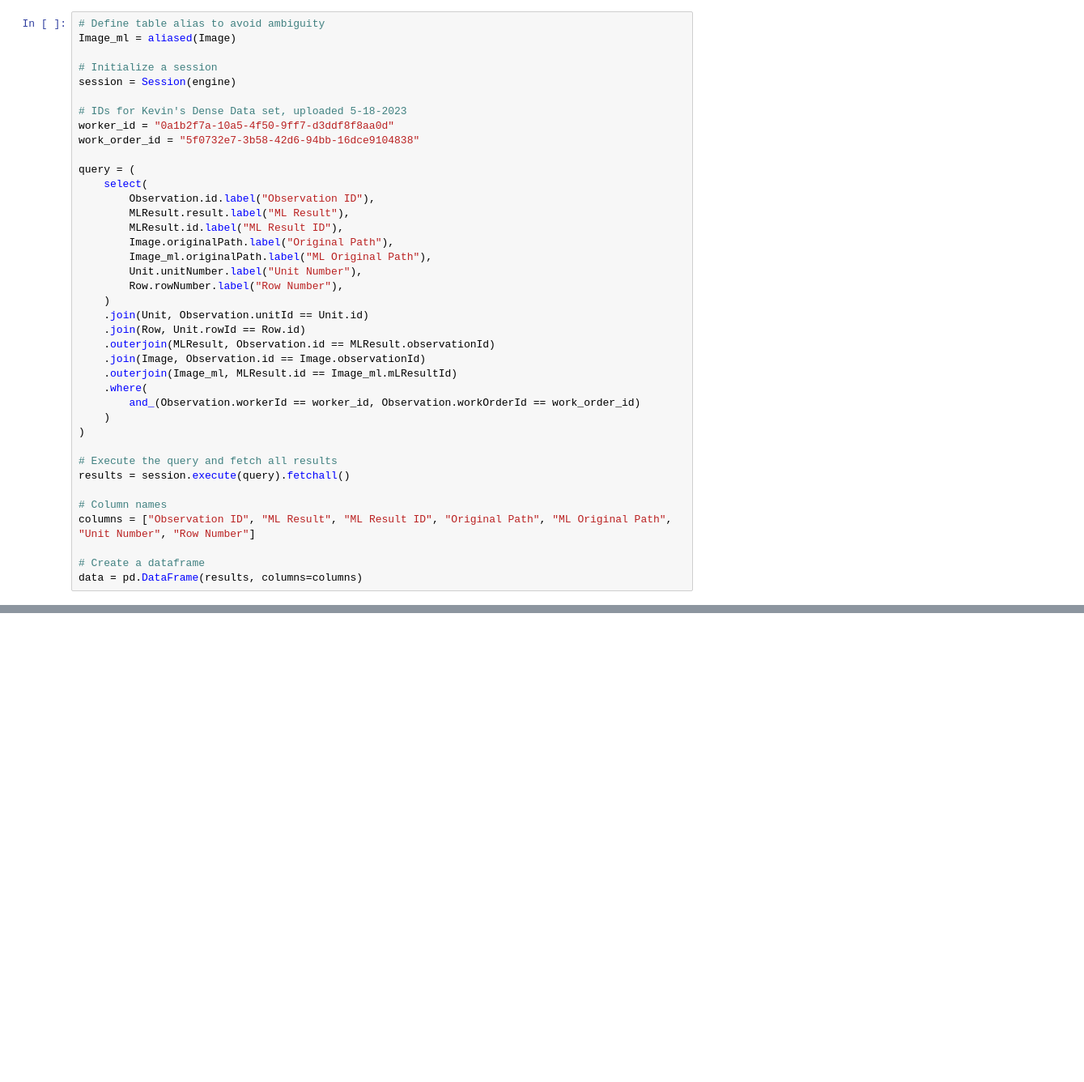
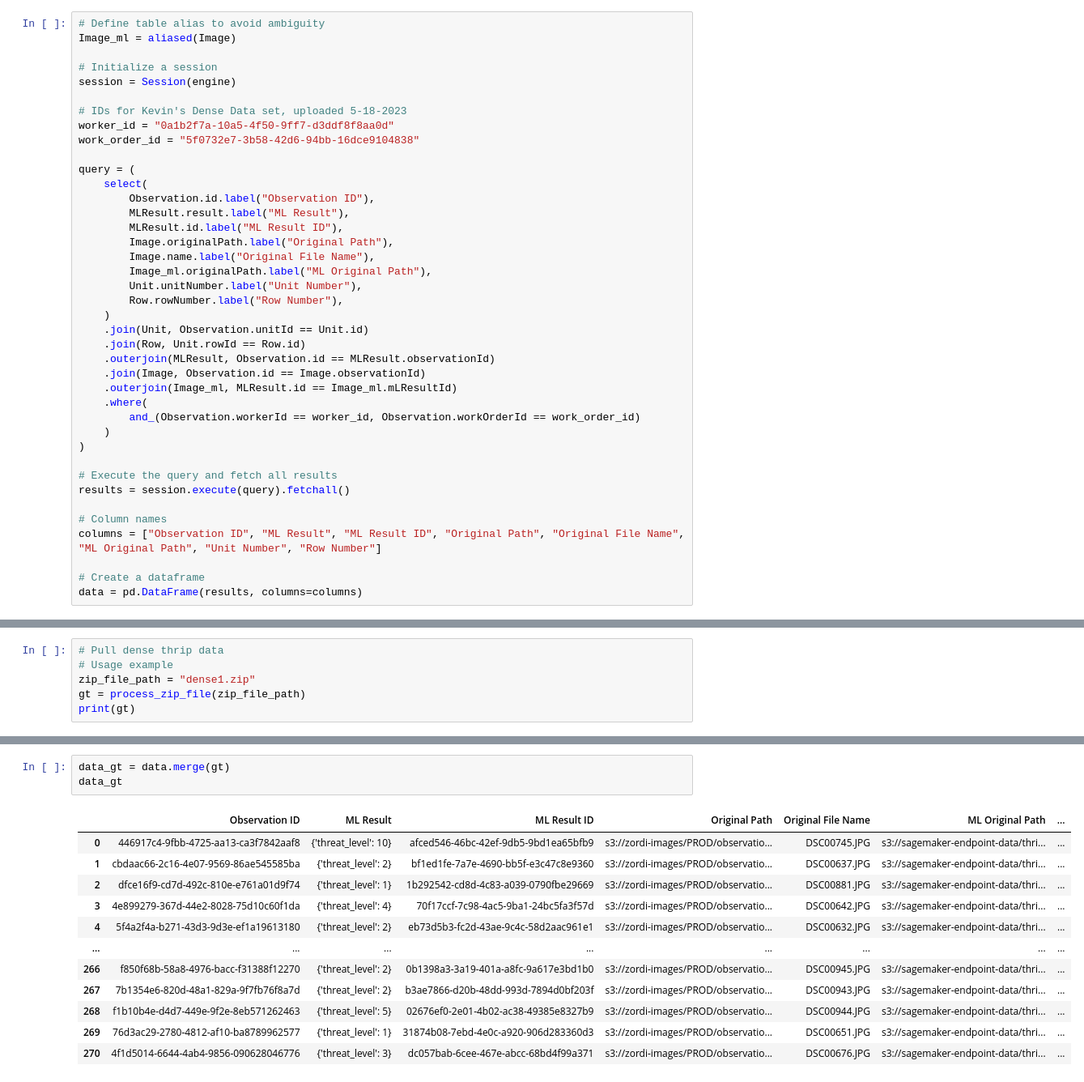
Before and after one commit to zordi-kevin/JupyterNotebooks, a Jupyter notebook: ThripsModelAnalysis/Thrips.ipynb, the cells around one changed output, grey strips where cells are left out. Shown at 81% size. Saved outputs shown, nothing was run; the diff lists cells and outputs as text; blank space fills up the shorter version.

```diff
--- a/ThripsModelAnalysis/Thrips.ipynb
+++ b/ThripsModelAnalysis/Thrips.ipynb
@@ -80,6 +80,7 @@ query = (
         MLResult.result.label("ML Result"),
         MLResult.id.label("ML Result ID"),
         Image.originalPath.label("Original Path"),
+        Image.name.label("Original File Name"),
         Image_ml.originalPath.label("ML Original Path"),
         Unit.unitNumber.label("Unit Number"),
         Row.rowNumber.label("Row Number"),
@@ -98,7 +99,7 @@ query = (
 results = session.execute(query).fetchall()
 
 # Column names
-columns = ["Observation ID", "ML Result", "ML Result ID", "Original Path", "ML Original Path", "Unit Number", "Row Number"]
+columns = ["Observation ID", "ML Result", "ML Result ID", "Original Path", "Original File Name", "ML Original Path", "Unit Number", "Row Number"]
 
 # Create a dataframe
 data = pd.DataFrame(results, columns=columns)
@@ -449,0 +509,6 @@ False Positive Count:
+# %%
+# Pull dense thrip data
+# Usage example
+zip_file_path = "dense1.zip"
+gt = process_zip_file(zip_file_path)
+print(gt)
@@ -449,0 +517,16 @@ False Positive Count:
+# %%
+data_gt = data.merge(gt)
+data_gt
+# %% [output]
+|  | Observation ID | ML Result | ML Result ID | Original Path | Original File Name | ML Original Path | ... |
+| 0 | 446917c4-9fbb-4725-aa13-ca3f7842aaf8 | {'threat_level': 10} | afced546-46bc-42ef-9db5-9bd1ea65bfb9 | s3://zordi-images/PROD/observatio... | DSC00745.JPG | s3://sagemaker-endpoint-data/thri... | ... |
+| 1 | cbdaac66-2c16-4e07-9569-86ae545585ba | {'threat_level': 2} | bf1ed1fe-7a7e-4690-bb5f-e3c47c8e9360 | s3://zordi-images/PROD/observatio... | DSC00637.JPG | s3://sagemaker-endpoint-data/thri... | ... |
+| 2 | dfce16f9-cd7d-492c-810e-e761a01d9f74 | {'threat_level': 1} | 1b292542-cd8d-4c83-a039-0790fbe29669 | s3://zordi-images/PROD/observatio... | DSC00881.JPG | s3://sagemaker-endpoint-data/thri... | ... |
+| 3 | 4e899279-367d-44e2-8028-75d10c60f1da | {'threat_level': 4} | 70f17ccf-7c98-4ac5-9ba1-24bc5fa3f57d | s3://zordi-images/PROD/observatio... | DSC00642.JPG | s3://sagemaker-endpoint-data/thri... | ... |
+| 4 | 5f4a2f4a-b271-43d3-9d3e-ef1a19613180 | {'threat_level': 2} | eb73d5b3-fc2d-43ae-9c4c-58d2aac961e1 | s3://zordi-images/PROD/observatio... | DSC00632.JPG | s3://sagemaker-endpoint-data/thri... | ... |
+| ... | ... | ... | ... | ... | ... | ... | ... |
+| 266 | f850f68b-58a8-4976-bacc-f31388f12270 | {'threat_level': 2} | 0b1398a3-3a19-401a-a8fc-9a617e3bd1b0 | s3://zordi-images/PROD/observatio... | DSC00945.JPG | s3://sagemaker-endpoint-data/thri... | ... |
+| 267 | 7b1354e6-820d-48a1-829a-9f7fb76f8a7d | {'threat_level': 2} | b3ae7866-d20b-48dd-993d-7894d0bf203f | s3://zordi-images/PROD/observatio... | DSC00943.JPG | s3://sagemaker-endpoint-data/thri... | ... |
+| 268 | f1b10b4e-d4d7-449e-9f2e-8eb571262463 | {'threat_level': 5} | 02676ef0-2e01-4b02-ac38-49385e8327b9 | s3://zordi-images/PROD/observatio... | DSC00944.JPG | s3://sagemaker-endpoint-data/thri... | ... |
+| 269 | 76d3ac29-2780-4812-af10-ba8789962577 | {'threat_level': 1} | 31874b08-7ebd-4e0c-a920-906d283360d3 | s3://zordi-images/PROD/observatio... | DSC00651.JPG | s3://sagemaker-endpoint-data/thri... | ... |
+| 270 | 4f1d5014-6644-4ab4-9856-090628046776 | {'threat_level': 3} | dc057bab-6cee-467e-abcc-68bd4f99a371 | s3://zordi-images/PROD/observatio... | DSC00676.JPG | s3://sagemaker-endpoint-data/thri... | ... |
```
Also changed, not shown: parts of 20 cells of this notebook, 1 other file.
